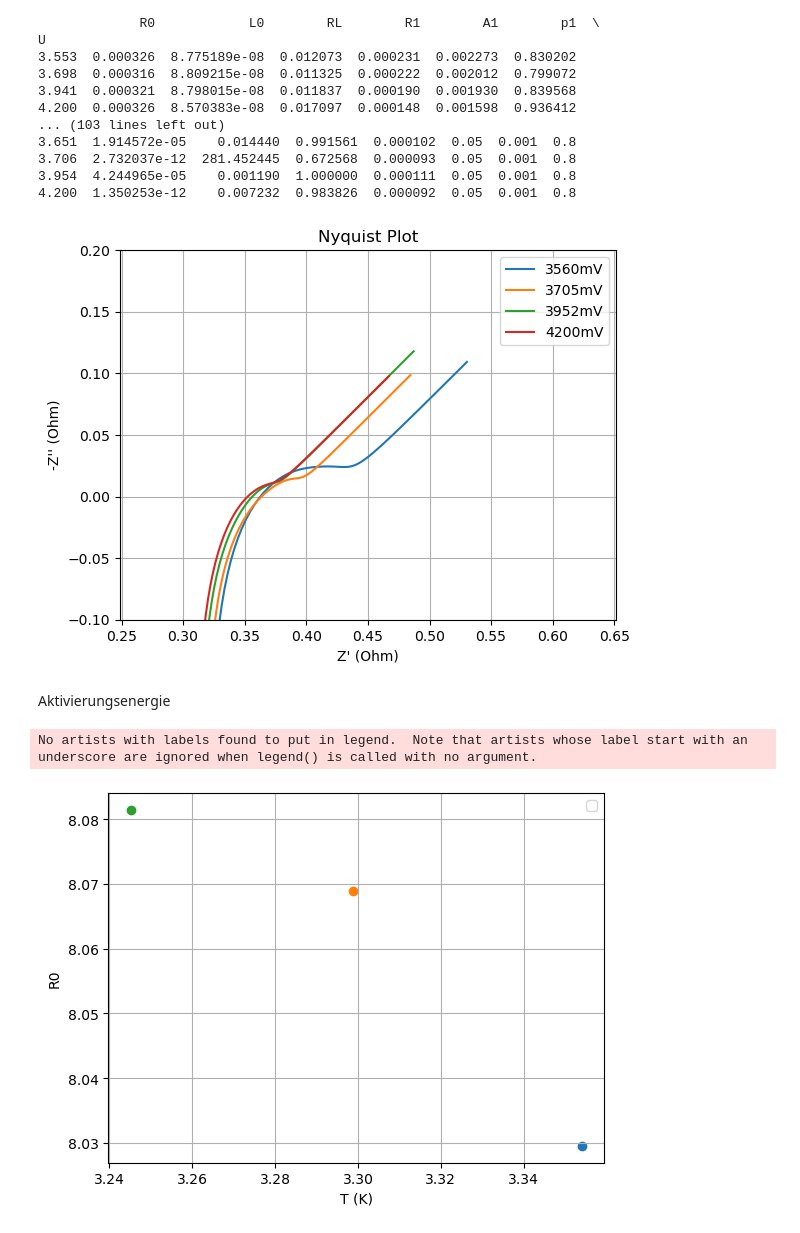
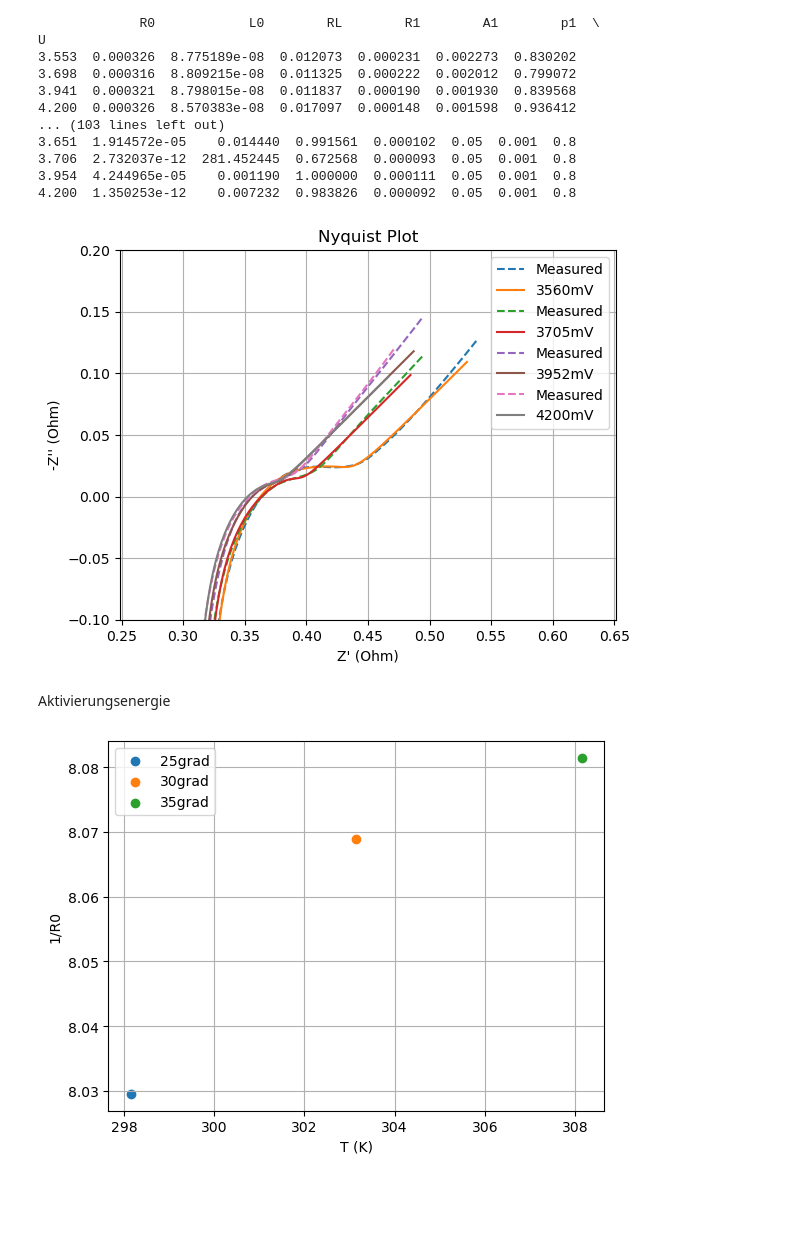
Before and after one commit to dieterduese/Projekt_Entropie, a Jupyter notebook: EIS_fitting.ipynb, the cells around one changed output. Saved outputs shown, nothing was run; the diff lists cells and outputs as text; code cells hidden in the pictures; blank space fills up the shorter version.

```diff
--- a/EIS_fitting.ipynb
+++ b/EIS_fitting.ipynb
@@ -369,7 +369,7 @@ for voltage in data[cell][temperature].keys():
     Z_imag = data[cell][temperature][voltage][min_freq:max_freq,3]
     Z_exp = Z_real + 1j * Z_imag
     Z_fit= plot_data[cell][temperature][voltage]
-    plt.plot(Z_exp.real*1000, -Z_exp.imag*1000, 'o', label='Measured')
+    plt.plot(Z_exp.real*1000, -Z_exp.imag*1000, '--', label='Measured')
     plt.plot(Z_fit.real*1000, -Z_fit.imag*1000, '-', label=voltage)
 plt.xlabel("Z' (Ohm)")
 plt.ylabel("-Z'' (Ohm)")
@@ -384,28 +384,27 @@ else:
 plt.legend()
 plt.grid(True)
 # %% [output]
-[figure, old version]
+[figure, new version]
 # %% [markdown]
 Aktivierungsenergie
 # %%
 plt.figure()
 cell = "46Ah_cell1"
 
 x=0
 element="R0"
 for t in data[cell].keys():
     temperatur = int(t.replace("grad", ""))+273.15
-    plt.scatter(1000*1/temperatur,np.log(1/fit_data[cell][t][element].iloc[x]))
-    # plt.scatter(1000*1/temperatur,1/fit_data[cell][t][element].iloc[x],label=t)
+    # plt.scatter(1000*1/temperatur,np.log(1/fit_data[cell][t][element].iloc[x]))
+    plt.scatter(temperatur,np.log(1/fit_data[cell][t][element].iloc[x]),label=t)
 
 plt.xlabel("T (K)")
-plt.ylabel(element)
+plt.ylabel("1/"+element)
 # plt.yscale("log", base=np.e)
 plt.legend()
 plt.grid(True)
 # %% [output]
-No artists with labels found to put in legend.  Note that artists whose label start with an underscore are ignored when legend() is called with no argument.
-[figure, old version]
+[figure, new version]
 # %%
 from scipy.optimize import minimize as scipy_minimize
 R_g = 8.314
```
Also changed, not shown: parts of 1 cell of this notebook.
